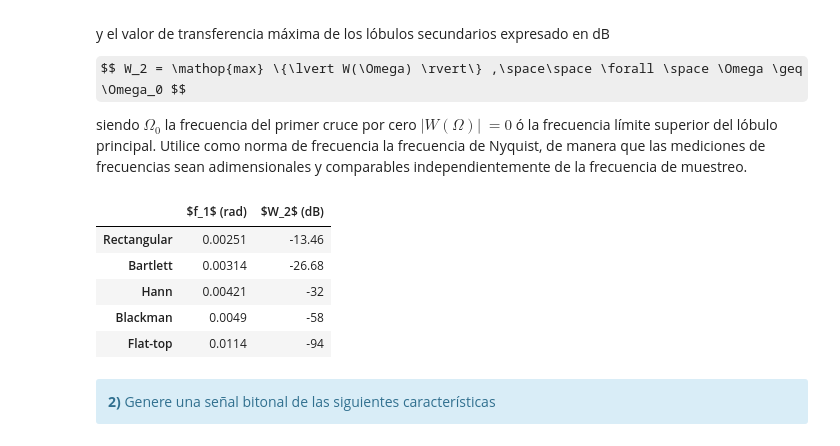
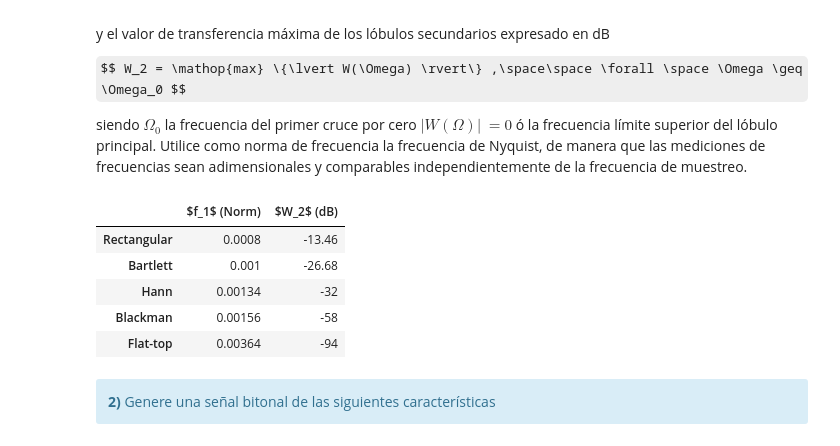
Before and after one commit to Sidorczuk/DSP, a Jupyter notebook: TP2-Ventanas-Sidorczuk-Nicolas.ipynb, the cells around one changed output. Drawn from its saved outputs; the diff is of its cells as text; code cells hidden in the pictures; some formulas as TeX source.

```diff
--- a/TP2-Ventanas-Sidorczuk-Nicolas.ipynb
+++ b/TP2-Ventanas-Sidorczuk-Nicolas.ipynb
@@ -171,38 +178,38 @@ $$ W_2 = \mathop{max} \{\lvert W(\Omega) \rvert\} ,\space\space \forall \space \
 
 siendo $\Omega_0$ la frecuencia del primer cruce por cero $\lvert W(\Omega) \rvert\ = 0$ ó la frecuencia límite superior del lóbulo principal. Utilice como norma de frecuencia la frecuencia de Nyquist, de manera que las mediciones de frecuencias sean adimensionales y comparables independientemente de la frecuencia de muestreo.
 # %%
-FNor= (fs/4)/((np.pi)/2)
+FNor= (fs/2)
 #######################################
 # Tu simulación que genere resultados #
 #######################################
 Om_Rec = 0.4 #Hz
 Om_Bartlett = 0.5 #Hz
 Om_Hann = 0.67 #Hz
 Om_Blackman = 0.78 #Hz
 Om_FlatTop = 1.82 #Hz
 tus_resultados = [
                    [str(round_sig(Om_Rec/FNor,3)), '-13.46'], # <-- acá debería haber numeritos :)
                    [str(round_sig(Om_Bartlett/FNor,3)), '-26.68'], # <-- acá debería haber numeritos :)
                    [str(round_sig(Om_Hann/FNor,3)), '-32'], # <-- acá debería haber numeritos :)
                    [str(round_sig(Om_Blackman/FNor,3)), '-58'], # <-- acá debería haber numeritos :)
                    [str(round_sig(Om_FlatTop/FNor,3)), '-94'] # <-- acá debería haber numeritos :)
                  ]
-df = DataFrame(tus_resultados, columns=['$f_1$ (rad)', '$W_2$ (dB)'],
+df = DataFrame(tus_resultados, columns=['$f_1$ (Norm)', '$W_2$ (dB)'],
                index=[
                         'Rectangular',
                         'Bartlett',
                         'Hann',
                         'Blackman',
                         'Flat-top'
                      ])
 HTML(df.to_html())
 # %% [output]
-|  | $f_1$ (rad) | $W_2$ (dB) |
-| Rectangular | 0.00251 | -13.46 |
-| Bartlett | 0.00314 | -26.68 |
-| Hann | 0.00421 | -32 |
-| Blackman | 0.0049 | -58 |
-| Flat-top | 0.0114 | -94 |
+|  | $f_1$ (Norm) | $W_2$ (dB) |
+| Rectangular | 0.0008 | -13.46 |
+| Bartlett | 0.001 | -26.68 |
+| Hann | 0.00134 | -32 |
+| Blackman | 0.00156 | -58 |
+| Flat-top | 0.00364 | -94 |
 # %% [markdown]
 <div class="alert alert-block alert-info">
 <b>2)</b> Genere una señal bitonal de las siguientes características
```
Also changed, not shown: parts of 7 cells of this notebook.
